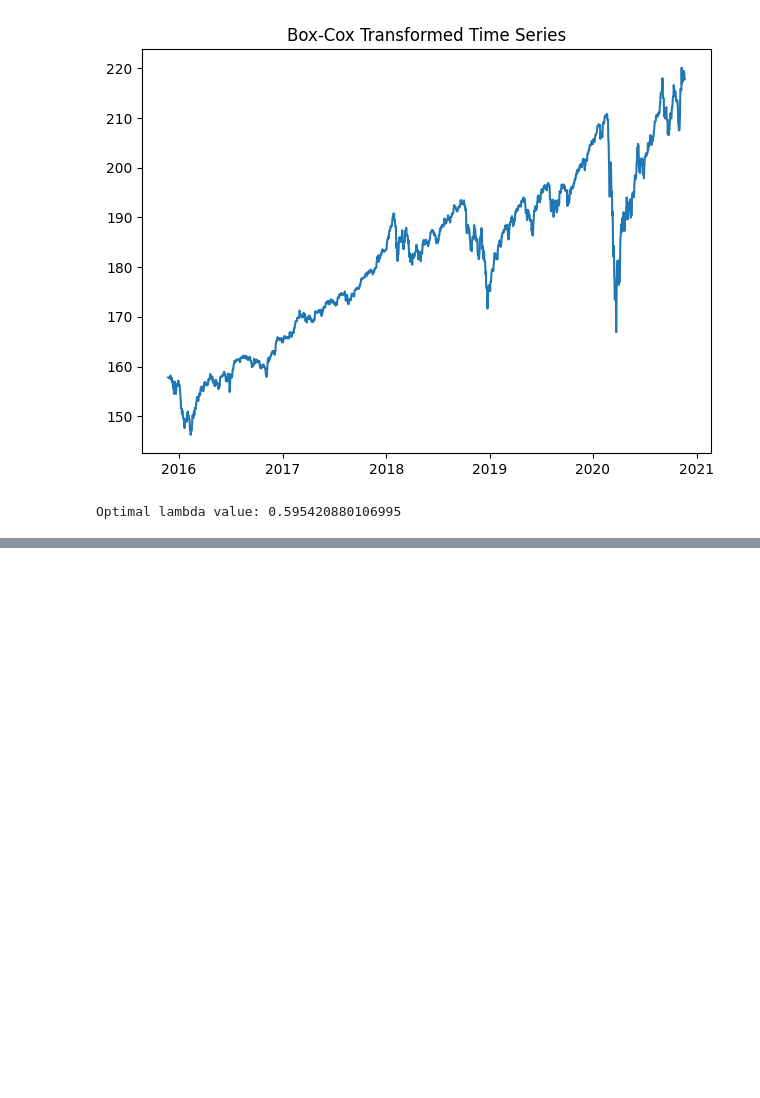
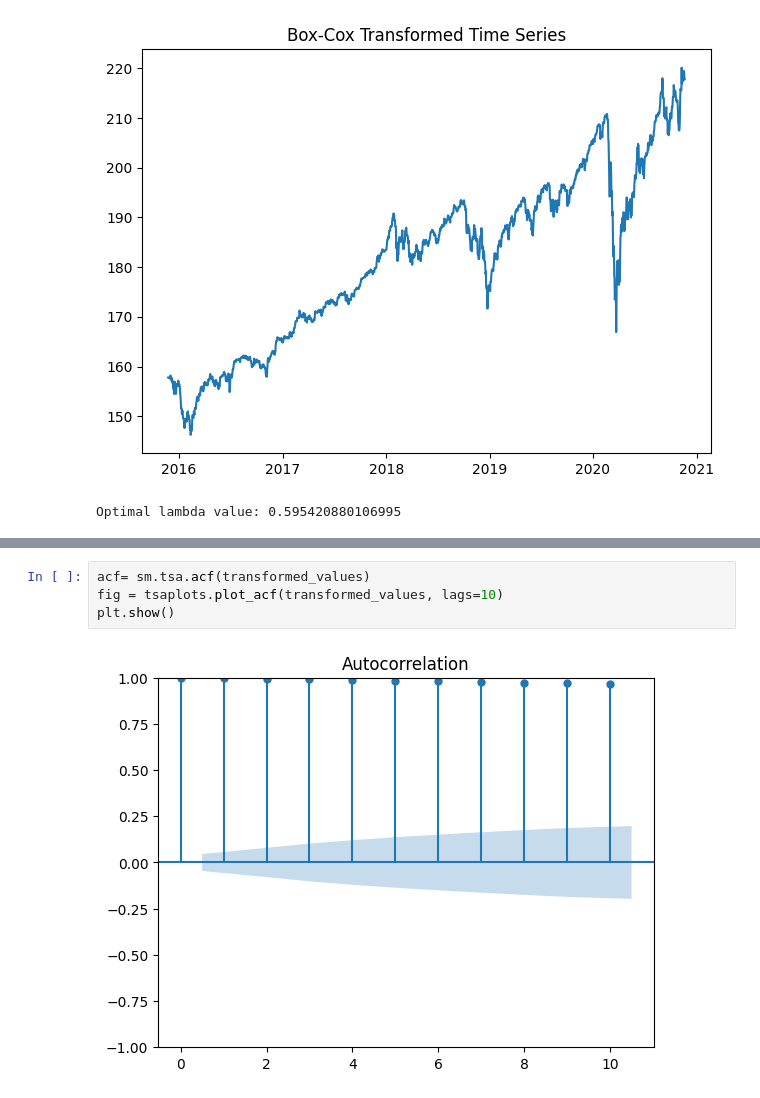
Before and after one commit to TheNoobGoda/time_series_project, a Jupyter notebook: yahoo_stock.ipynb, the cells around one changed output, grey strips where cells are left out. Cells and saved outputs as stored; diff of their text form; blank space fills up the shorter version.

```diff
--- a/yahoo_stock.ipynb
+++ b/yahoo_stock.ipynb
@@ -224,0 +257,6 @@ Optimal lambda value: 0.595420880106995
+# %%
+acf= sm.tsa.acf(transformed_values)
+fig = tsaplots.plot_acf(transformed_values, lags=10)
+plt.show()
+# %% [output]
+[figure, added]
```
Also changed, not shown: parts of 3 cells of this notebook.
